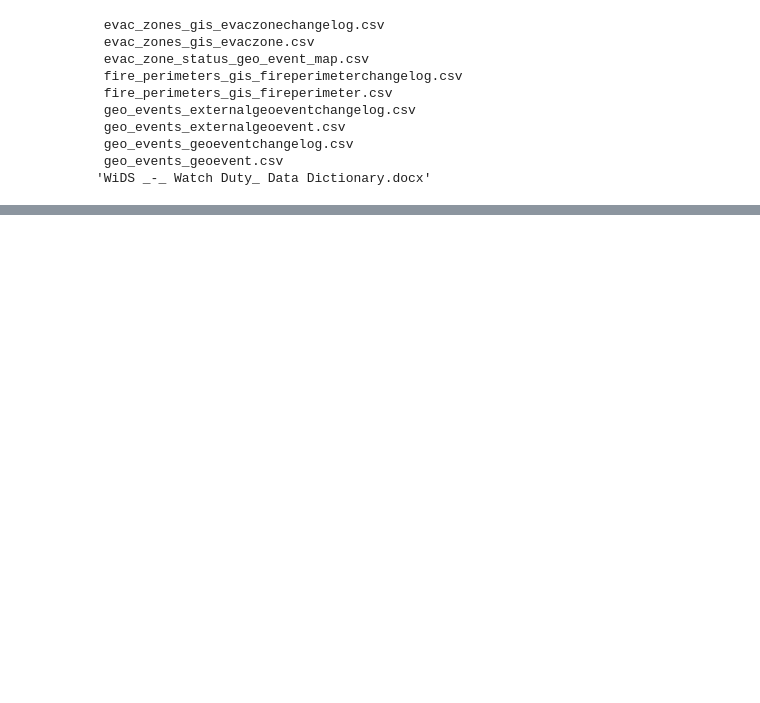
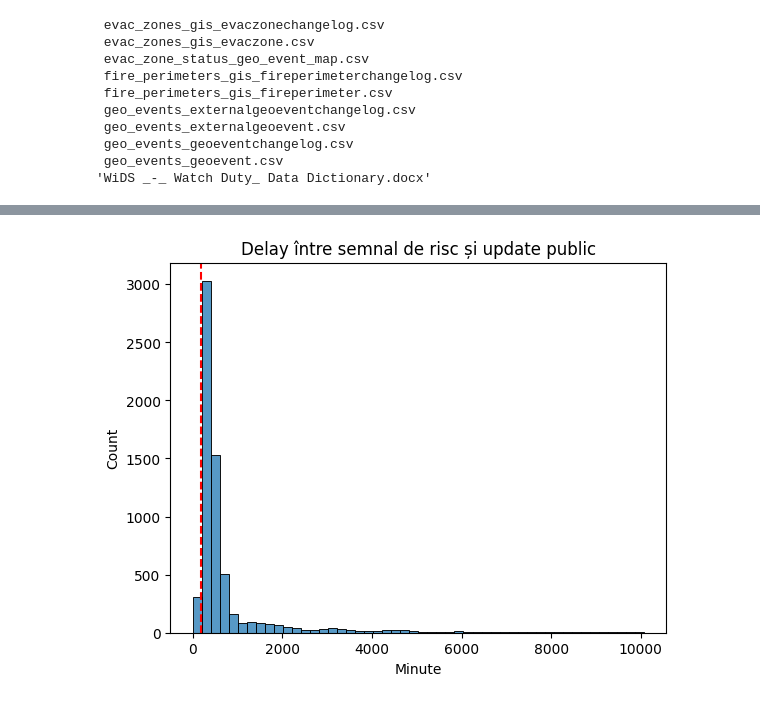
Before and after one commit to ruximarian/wids-datathon-university-template, a Jupyter notebook: notebook.ipynb, the cells around one changed output, grey strips where cells are left out. Saved outputs shown, nothing was run; the diff lists cells and outputs as text; code cells hidden in the pictures; blank space fills up the shorter version.

```diff
--- a/notebook.ipynb
+++ b/notebook.ipynb
@@ -539,0 +198,8 @@ dtype: int64
+# %%
+sns.histplot(geo["risk_to_update_min"].dropna(), bins=50)
+plt.axvline(180, color="red", linestyle="--")
+plt.title("Delay între semnal de risc și update public")
+plt.xlabel("Minute")
+plt.show()
+# %% [output]
+[figure, added]
```
Also changed, not shown: parts of 71 cells of this notebook.
